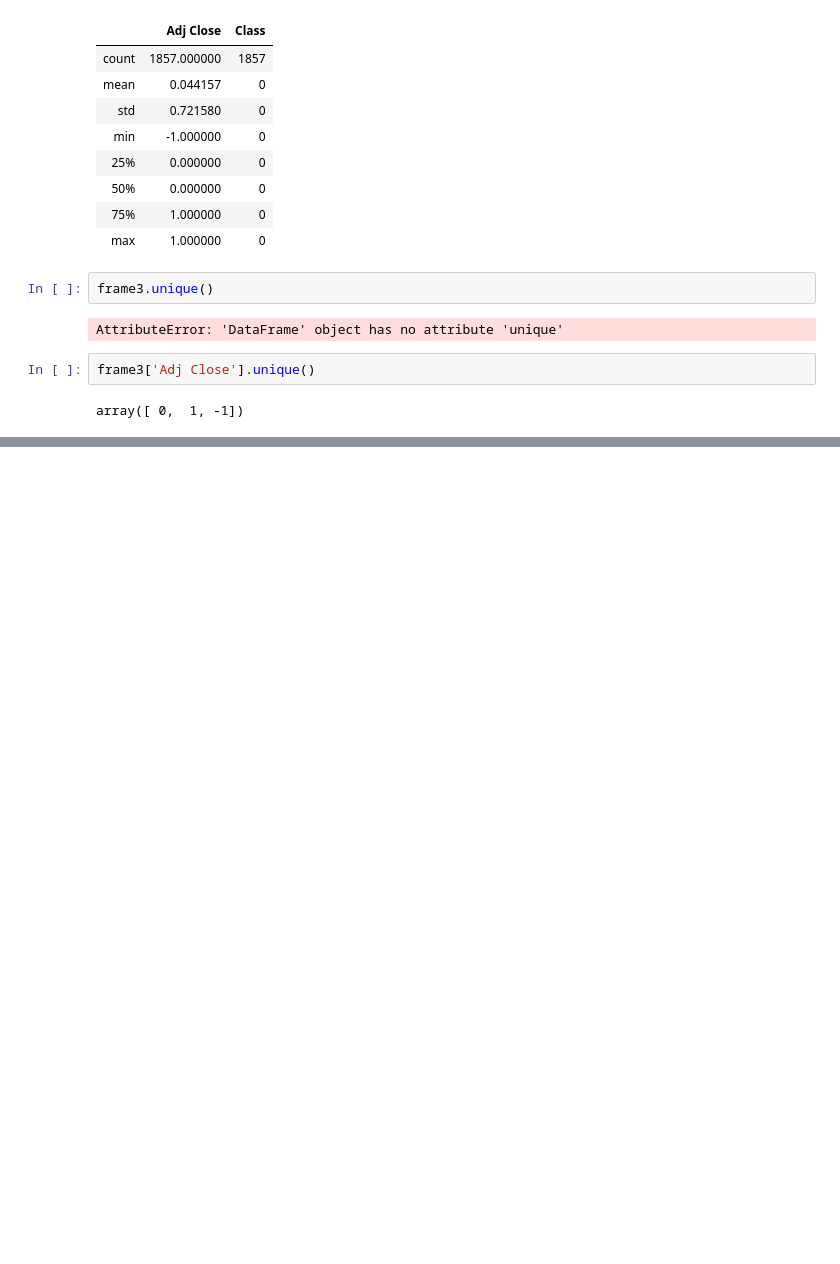
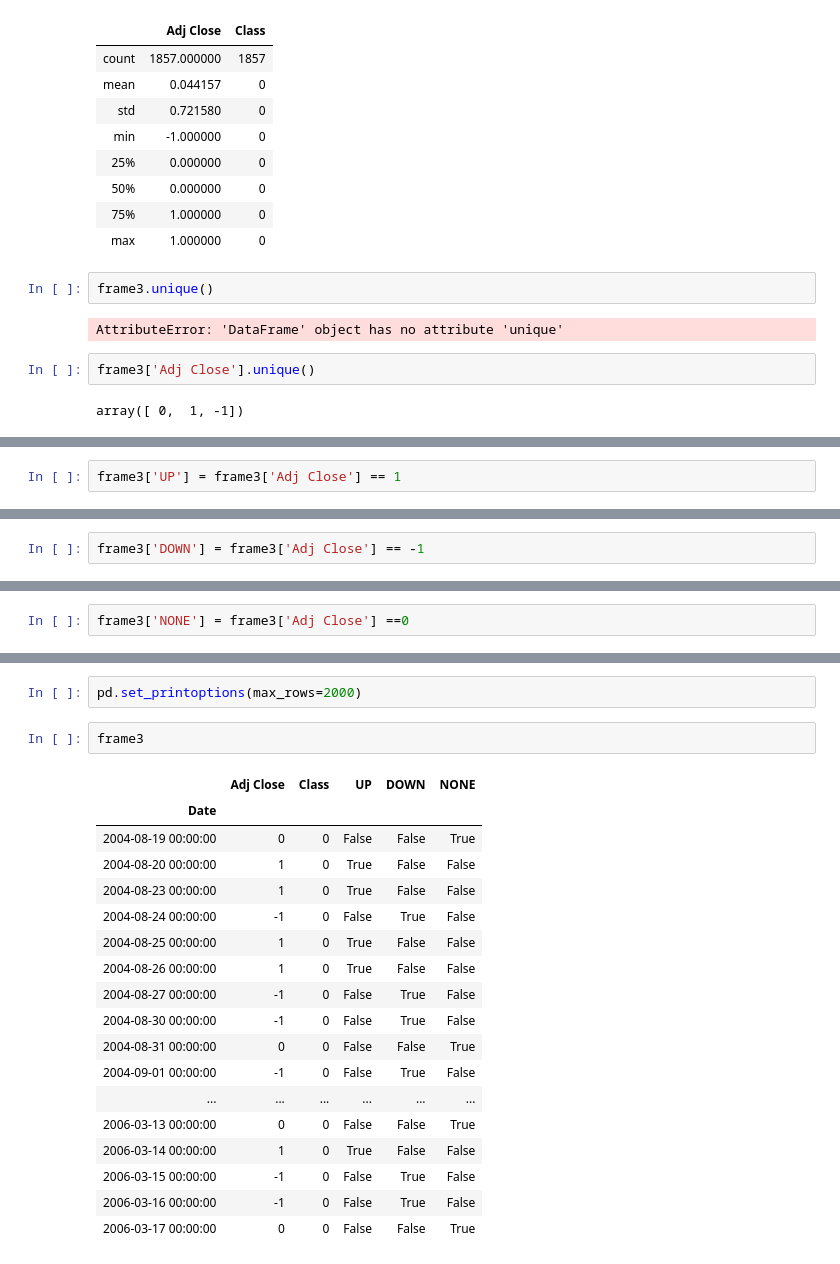
Before and after one commit to johnymontana/NewzTrader_AI_project, a Jupyter notebook: Stock Data.ipynb, the cells around one changed output, grey strips where cells are left out. Saved outputs shown, nothing was run; the diff lists cells and outputs as text; blank space fills up the shorter version.

```diff
--- a/Stock Data.ipynb
+++ b/Stock Data.ipynb
@@ -161,0 +208,2 @@ array([ 0,  1, -1])
+# %%
+frame3['UP'] = frame3['Adj Close'] == 1
@@ -161,0 +252,2 @@ array([ 0,  1, -1])
+# %%
+frame3['DOWN'] = frame3['Adj Close'] == -1
@@ -161,0 +274,2 @@ array([ 0,  1, -1])
+# %%
+frame3['NONE'] = frame3['Adj Close'] ==0
@@ -161,0 +296,23 @@ array([ 0,  1, -1])
+# %%
+pd.set_printoptions(max_rows=2000)
+# %%
+frame3
+# %% [output]
+|  | Adj Close | Class | UP | DOWN | NONE |
+| Date |  |  |  |  |  |
+| 2004-08-19 00:00:00 | 0 | 0 | False | False | True |
+| 2004-08-20 00:00:00 | 1 | 0 | True | False | False |
+| 2004-08-23 00:00:00 | 1 | 0 | True | False | False |
+| 2004-08-24 00:00:00 | -1 | 0 | False | True | False |
+| 2004-08-25 00:00:00 | 1 | 0 | True | False | False |
+| 2004-08-26 00:00:00 | 1 | 0 | True | False | False |
+| 2004-08-27 00:00:00 | -1 | 0 | False | True | False |
+| 2004-08-30 00:00:00 | -1 | 0 | False | True | False |
+| 2004-08-31 00:00:00 | 0 | 0 | False | False | True |
+| 2004-09-01 00:00:00 | -1 | 0 | False | True | False |
+| ... | ... | ... | ... | ... | ... |
+| 2006-03-13 00:00:00 | 0 | 0 | False | False | True |
+| 2006-03-14 00:00:00 | 1 | 0 | True | False | False |
+| 2006-03-15 00:00:00 | -1 | 0 | False | True | False |
+| 2006-03-16 00:00:00 | -1 | 0 | False | True | False |
+| 2006-03-17 00:00:00 | 0 | 0 | False | False | True |
```
Also changed, not shown: parts of 9 cells of this notebook, 40 other files.
